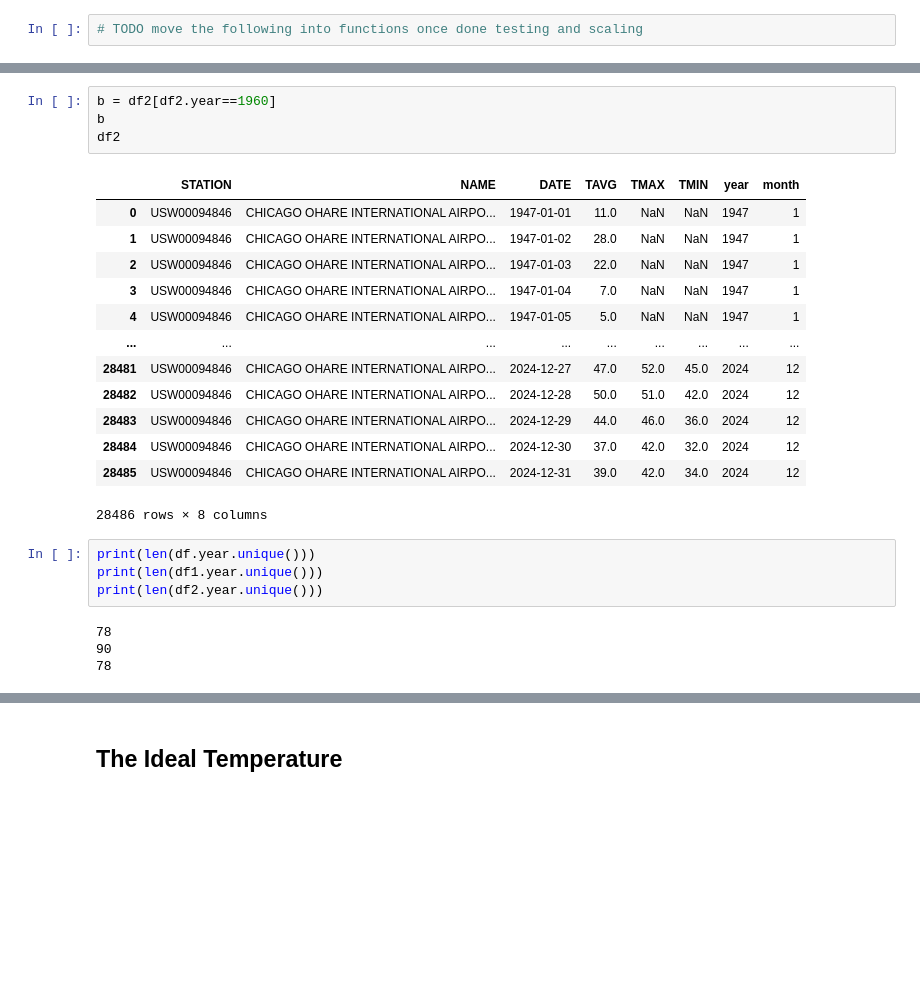
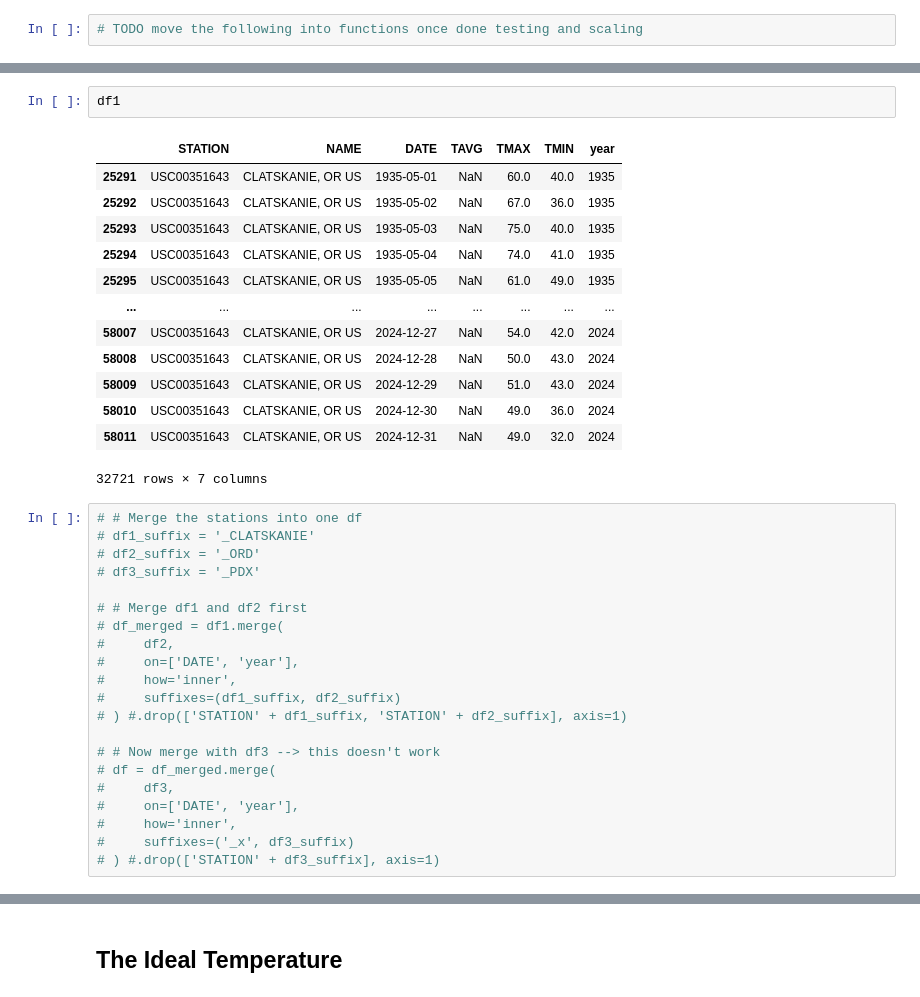
Before and after one commit to wpbSabi/weather_python, a Jupyter notebook: notebooks/compare_temperature.ipynb, the cells around one changed output, grey strips where cells are left out. Drawn from its saved outputs; the diff is of its cells as text; blank space fills up the shorter version.

```diff
--- a/notebooks/compare_temperature.ipynb
+++ b/notebooks/compare_temperature.ipynb
@@ -149,26 +139,37 @@ a
-# %%
-b = df2[df2.year==1960]
-b
-df2
-# %% [output]
-|  | STATION | NAME | DATE | TAVG | TMAX | TMIN | year | month |
-| 0 | USW00094846 | CHICAGO OHARE INTERNATIONAL AIRPO... | 1947-01-01 | 11.0 | NaN | NaN | 1947 | 1 |
-| 1 | USW00094846 | CHICAGO OHARE INTERNATIONAL AIRPO... | 1947-01-02 | 28.0 | NaN | NaN | 1947 | 1 |
-| 2 | USW00094846 | CHICAGO OHARE INTERNATIONAL AIRPO... | 1947-01-03 | 22.0 | NaN | NaN | 1947 | 1 |
-| 3 | USW00094846 | CHICAGO OHARE INTERNATIONAL AIRPO... | 1947-01-04 | 7.0 | NaN | NaN | 1947 | 1 |
-| 4 | USW00094846 | CHICAGO OHARE INTERNATIONAL AIRPO... | 1947-01-05 | 5.0 | NaN | NaN | 1947 | 1 |
-| ... | ... | ... | ... | ... | ... | ... | ... | ... |
-| 28481 | USW00094846 | CHICAGO OHARE INTERNATIONAL AIRPO... | 2024-12-27 | 47.0 | 52.0 | 45.0 | 2024 | 12 |
-| 28482 | USW00094846 | CHICAGO OHARE INTERNATIONAL AIRPO... | 2024-12-28 | 50.0 | 51.0 | 42.0 | 2024 | 12 |
-| 28483 | USW00094846 | CHICAGO OHARE INTERNATIONAL AIRPO... | 2024-12-29 | 44.0 | 46.0 | 36.0 | 2024 | 12 |
-| 28484 | USW00094846 | CHICAGO OHARE INTERNATIONAL AIRPO... | 2024-12-30 | 37.0 | 42.0 | 32.0 | 2024 | 12 |
-| 28485 | USW00094846 | CHICAGO OHARE INTERNATIONAL AIRPO... | 2024-12-31 | 39.0 | 42.0 | 34.0 | 2024 | 12 |
-28486 rows × 8 columns
-# %%
-print(len(df.year.unique()))
-print(len(df1.year.unique()))
-print(len(df2.year.unique()))
-# %% [output]
-78
-90
-78
+# %%
+df1
+# %% [output]
+|  | STATION | NAME | DATE | TAVG | TMAX | TMIN | year |
+| 25291 | USC00351643 | CLATSKANIE, OR US | 1935-05-01 | NaN | 60.0 | 40.0 | 1935 |
+| 25292 | USC00351643 | CLATSKANIE, OR US | 1935-05-02 | NaN | 67.0 | 36.0 | 1935 |
+| 25293 | USC00351643 | CLATSKANIE, OR US | 1935-05-03 | NaN | 75.0 | 40.0 | 1935 |
+| 25294 | USC00351643 | CLATSKANIE, OR US | 1935-05-04 | NaN | 74.0 | 41.0 | 1935 |
+| 25295 | USC00351643 | CLATSKANIE, OR US | 1935-05-05 | NaN | 61.0 | 49.0 | 1935 |
+| ... | ... | ... | ... | ... | ... | ... | ... |
+| 58007 | USC00351643 | CLATSKANIE, OR US | 2024-12-27 | NaN | 54.0 | 42.0 | 2024 |
+| 58008 | USC00351643 | CLATSKANIE, OR US | 2024-12-28 | NaN | 50.0 | 43.0 | 2024 |
+| 58009 | USC00351643 | CLATSKANIE, OR US | 2024-12-29 | NaN | 51.0 | 43.0 | 2024 |
+| 58010 | USC00351643 | CLATSKANIE, OR US | 2024-12-30 | NaN | 49.0 | 36.0 | 2024 |
+| 58011 | USC00351643 | CLATSKANIE, OR US | 2024-12-31 | NaN | 49.0 | 32.0 | 2024 |
+32721 rows × 7 columns
+# %%
+# # Merge the stations into one df
+# df1_suffix = '_CLATSKANIE'
+# df2_suffix = '_ORD'
+# df3_suffix = '_PDX'
+
+# # Merge df1 and df2 first
+# df_merged = df1.merge(
+#     df2,
+#     on=['DATE', 'year'],
+#     how='inner',
+#     suffixes=(df1_suffix, df2_suffix)
+# ) #.drop(['STATION' + df1_suffix, 'STATION' + df2_suffix], axis=1)
+
+# # Now merge with df3 --> this doesn't work
+# df = df_merged.merge(
+#     df3,
+#     on=['DATE', 'year'],
+#     how='inner',
+#     suffixes=('_x', df3_suffix)
+# ) #.drop(['STATION' + df3_suffix], axis=1)
```
Also changed, not shown: parts of 16 cells of this notebook.
